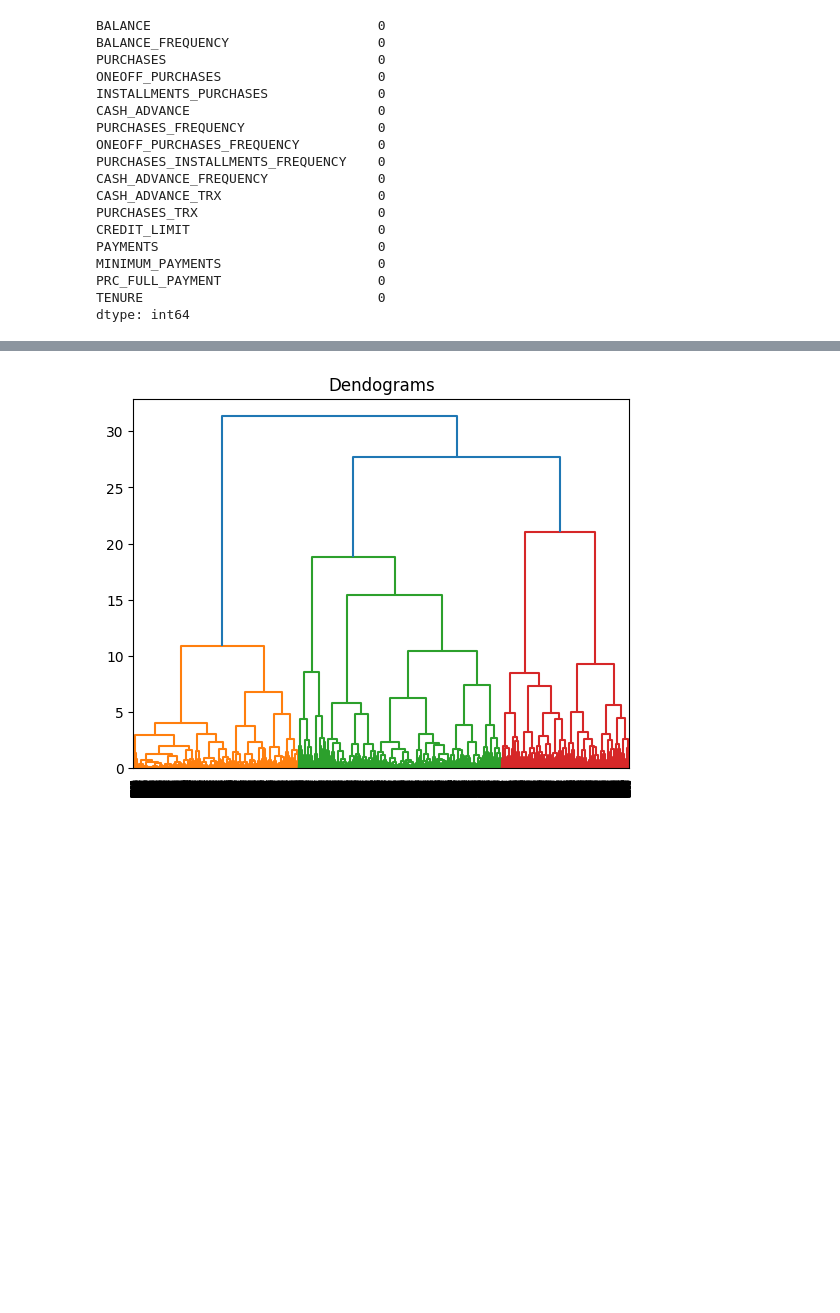
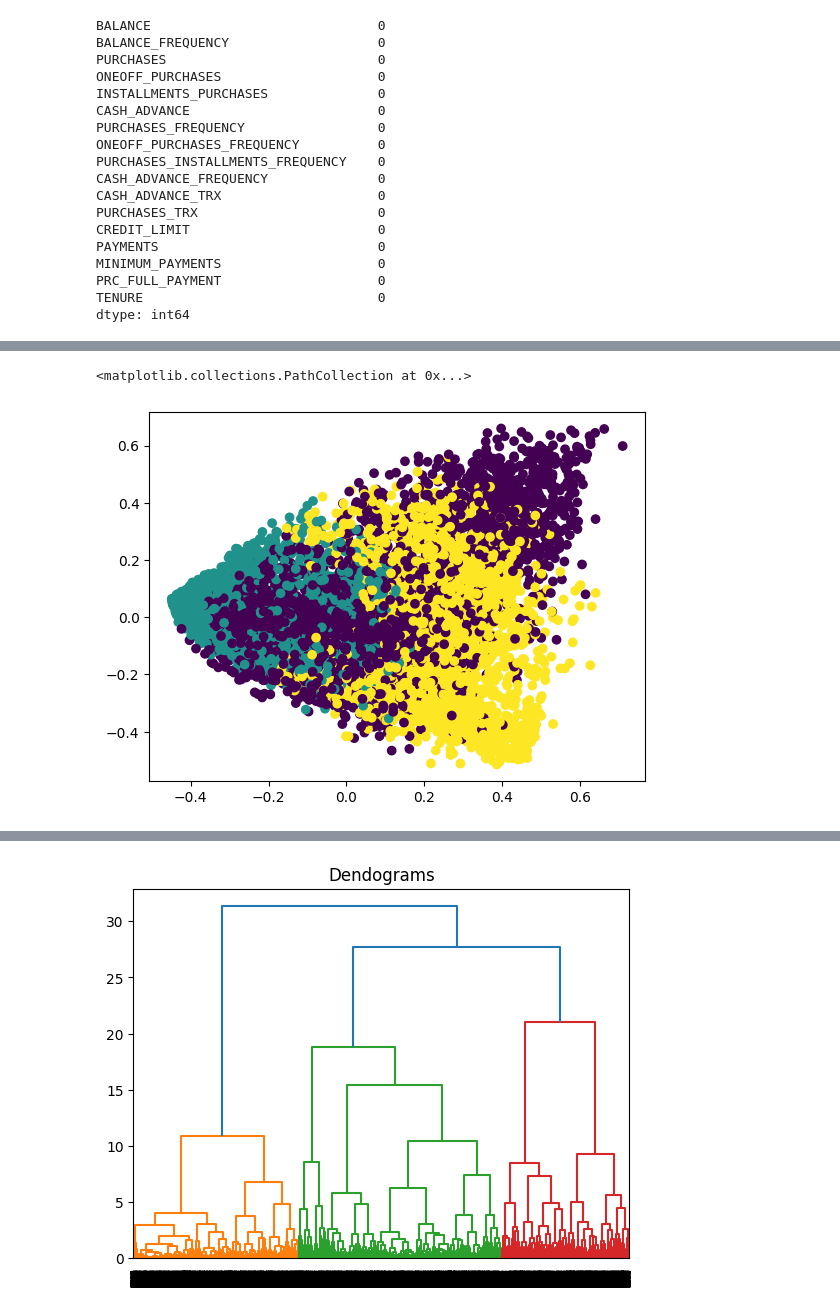
Before and after one commit to danielrawlins21/Machine_Learing_Intro, a Jupyter notebook: machine learning module/hierarchy.ipynb, the cells around one changed output, grey strips where cells are left out. Saved outputs shown, nothing was run; the diff lists cells and outputs as text; code cells hidden in the pictures; blank space fills up the shorter version.

```diff
--- a/machine learning module/hierarchy.ipynb
+++ b/machine learning module/hierarchy.ipynb
@@ -134,0 +235,5 @@ data_scaled.head()
+# %%
+plt.scatter(df_pca['PC1'], df_pca['PC3'], c = cluster.labels_)
+# %% [output]
+<matplotlib.collections.PathCollection at 0x...>
+[figure, added]
```
Also changed, not shown: parts of 17 cells of this notebook.
